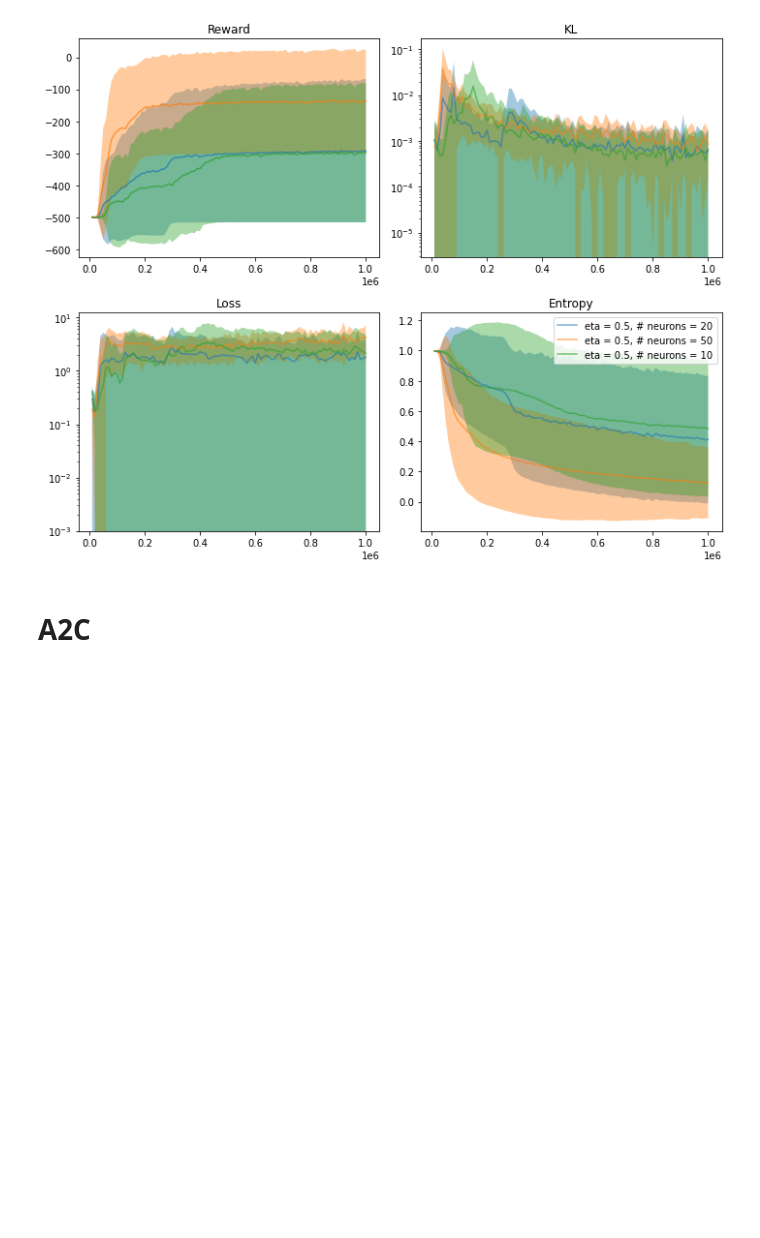
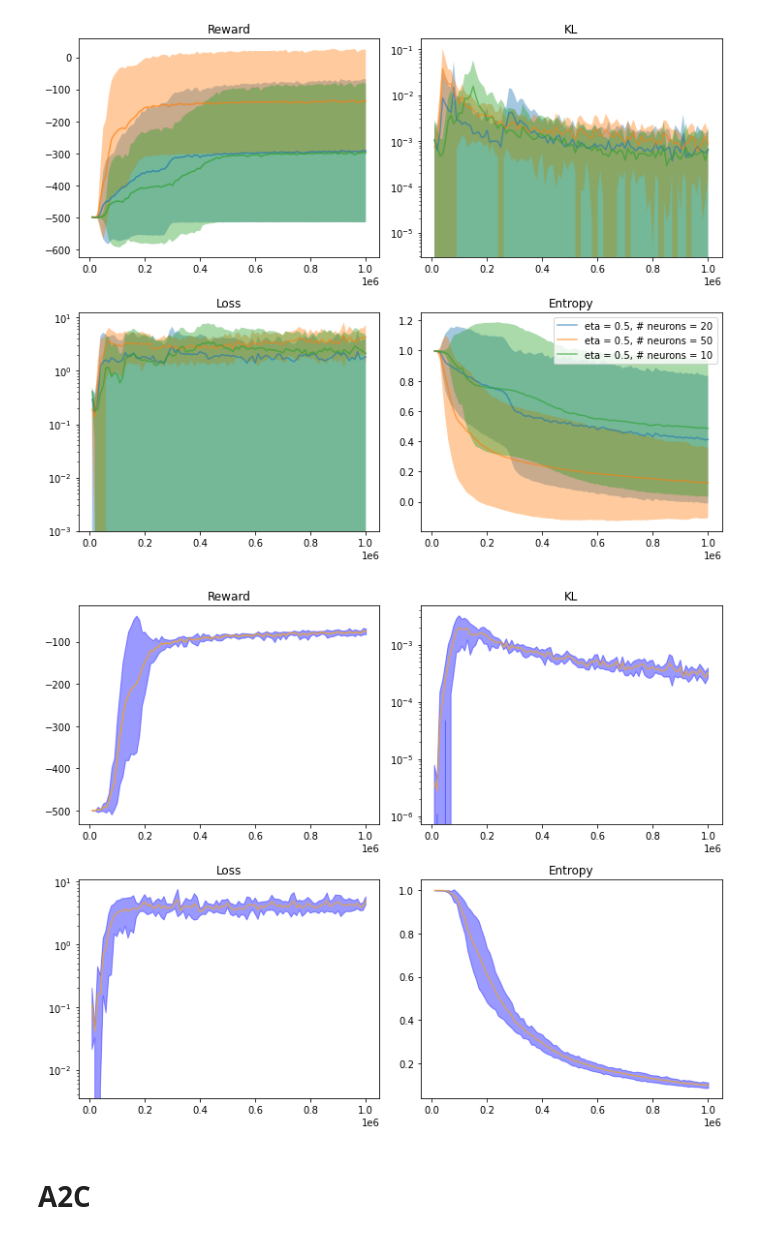
Before and after one commit to riccardodv/MirrorRL, a Jupyter notebook: analyse.ipynb, the cells around one changed output. Cells and saved outputs as stored; diff of their text form; code cells hidden in the pictures; blank space fills up the shorter version.

Commit message:
update a2c acrobot

```diff
--- a/analyse.ipynb
+++ b/analyse.ipynb
@@ -53,7 +53,7 @@ def plot_all(path, limsup = None, figsize=(10,8), single_pmts = False, time = Fa
         plt.legend()
     fig.tight_layout()
 # %%
-def plot_all_av_std(path, limsup = None, time = False):
+def plot_all_av_std(path, limsup = None, time = False, choose_nb=False):
     all_folders = [f for f in os.listdir(path) if os.path.isdir(os.path.join(path, f))]
     df = pd.DataFrame()
     for f in all_folders:
@@ -66,6 +66,9 @@ def plot_all_av_std(path, limsup = None, time = False):
         _df["nb_add_neurone_per_iter"] = pms["nb_add_neurone_per_iter"]
         _df["nb_samp_per_iter"] = pms["nb_samp_per_iter"]
         df = pd.concat([df, _df], ignore_index=True)
+
+    if choose_nb:
+        df = df[df["nb_add_neurone_per_iter"]==choose_nb]
 
     df = df[["nb_samp_per_iter", "nb_add_neurone_per_iter", "eta", 'average_reward', 'q_error_train', "kl", "entropy", "experiment_id", "time_total_s", "time_since_restore", "iterations_since_restore"]]
     df = df.pivot_table(index= "iterations_since_restore", aggfunc=[np.mean,  np.std])
@@ -216,6 +219,12 @@ plot_all_av_std_by_pmts(path, limsup = None, time = False)
 plt.savefig("./Figures/CaRL_acrobot__"+path.replace("/","_")+".png")
 # %% [output]
 [figure]
+# %%
+path = "ray_results/run_2022-05-22_21-51-02/"
+plot_all_av_std(path, limsup = None, time = False, choose_nb=50)
+plt.savefig("./Figures/CaRL_acrobot__"+path.replace("/","_")+".png")
+# %% [output]
+[figure, added]
 # %% [markdown]
 # A2C
 # %%
```
Also changed, not shown: parts of 3 cells of this notebook, 4 other files.
